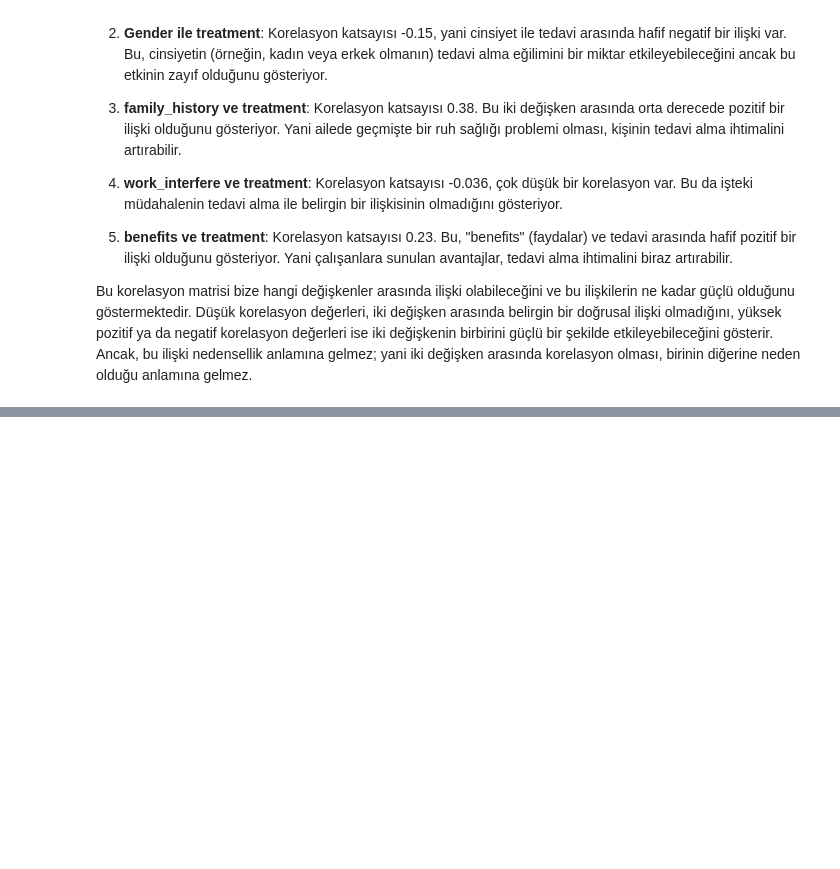
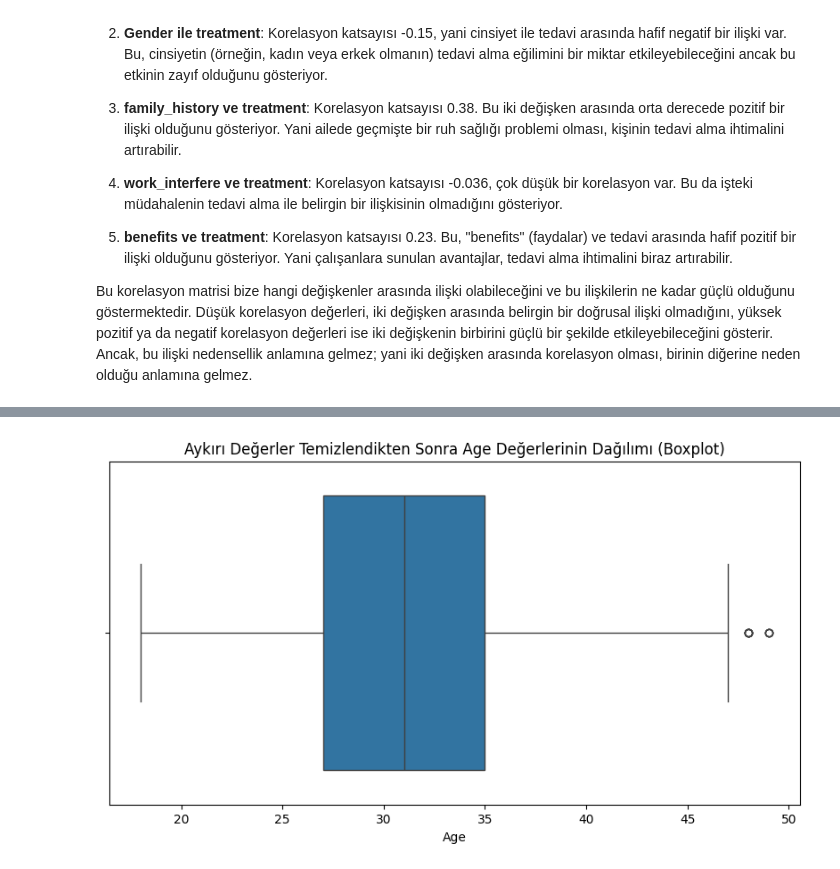
Before and after one commit to Suedaern/Data-Mining-Project, a Jupyter notebook: YeniMining.ipynb, the cells around one changed output, grey strips where cells are left out. Saved outputs shown, nothing was run; the diff lists cells and outputs as text; code cells hidden in the pictures; blank space fills up the shorter version.

```diff
--- a/YeniMining.ipynb
+++ b/YeniMining.ipynb
@@ -449,17 +489,0 @@ plt.show()
-# %%
-categorical_columns = [
-    "Gender", "Country", "self_employed", "family_history", "treatment",
-    "work_interfere", "remote_work", "tech_company", "benefits", "care_options",
-    "wellness_program", "seek_help", "anonymity", "leave", "mental_health_consequence",
-    "phys_health_consequence", "coworkers", "supervisor", "mental_health_interview",
-    "phys_health_interview", "mental_vs_physical", "obs_consequence","no_employees"
-]
-
-# Her kategorik sütun için LabelEncoder uygulama
-encoder = LabelEncoder()
-for col in categorical_columns:
-    # Sadece kategorik veya metin sütunları için işlem yap
-    if data[col].dtype == 'object' or data[col].dtype.name == 'category':
-        data[col] = encoder.fit_transform(data[col])
-
-print(data.head())
@@ -483,0 +490,14 @@ print(data.head())
+# %%
+# İlk olarak IQR yöntemi ile aykırı değerleri tespit edelim
+Q1 = data['Age'].quantile(0.25)
+Q3 = data['Age'].quantile(0.75)
+IQR = Q3 - Q1
+print(f'Q1: {Q1}, Q3: {Q3}, IQR: {IQR}')
+
+# Alt ve üst sınırları belirleyelim
+lower_bound = Q1 - 1.5 * IQR
+upper_bound = Q3 + 1.5 * IQR
+# Aykırı değerleri belirleyelim
+outliers = data[(data['Age'] < lower_bound) | (data['Age'] > upper_bound)]
+
+print(outliers)
@@ -483,0 +522,10 @@ print(data.head())
+# %%
+# Alt ve üst sınırların dışında kalan aykırı değerleri filtreleyelim
+filtered_data = data[(data['Age'] >= lower_bound) & (data['Age'] <= upper_bound)]
+# Aykırı değerleri temizledikten sonra boxplot oluşturmak
+plt.figure(figsize=(10, 5))
+sns.boxplot(data=filtered_data, x='Age')
+plt.title('Aykırı Değerler Temizlendikten Sonra Age Değerlerinin Dağılımı (Boxplot)')
+plt.show()
+# %% [output]
+[figure, added]
```
Also changed, not shown: parts of 47 cells of this notebook.
